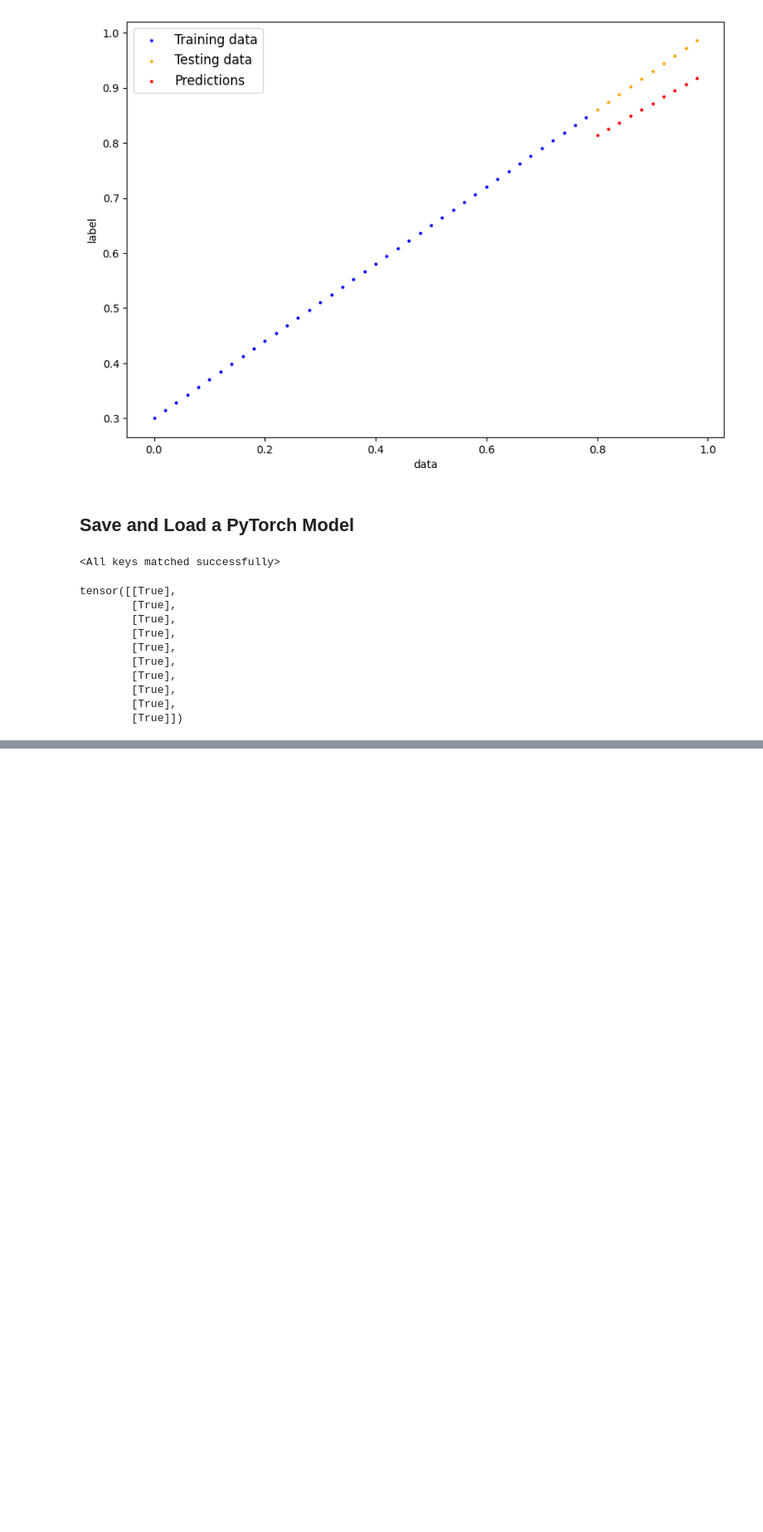
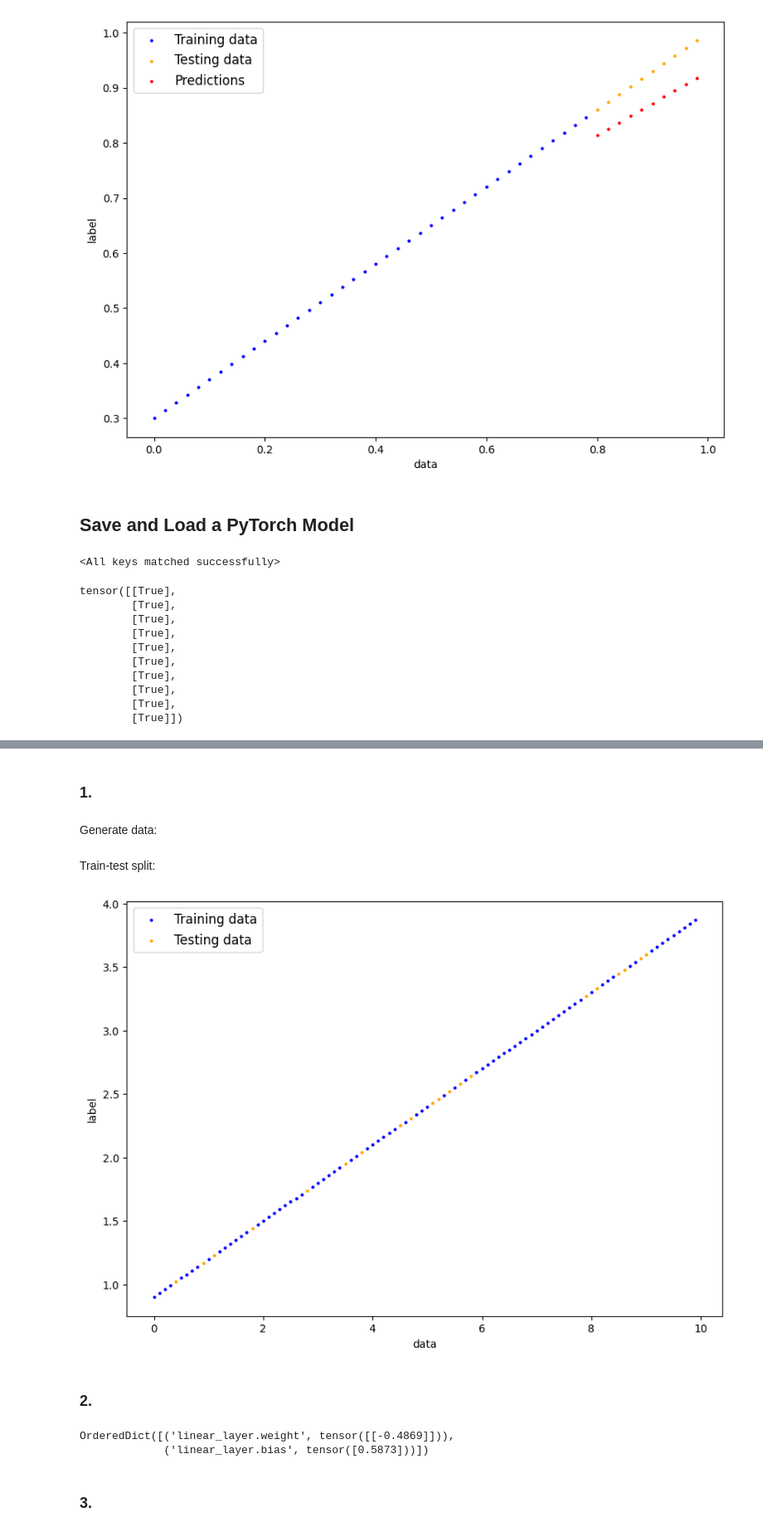
Before and after one commit to harnettd/learn-PyTorch, a Jupyter notebook: 01-PyTorch-Workflow-Fundamentals.ipynb, the cells around one changed output, grey strips where cells are left out. Shown at 83% size. Saved outputs shown, nothing was run; the diff lists cells and outputs as text; code cells hidden in the pictures; blank space fills up the shorter version.

```diff
--- a/01-PyTorch-Workflow-Fundamentals.ipynb
+++ b/01-PyTorch-Workflow-Fundamentals.ipynb
@@ -237,0 +246,30 @@ tensor([[True],
+# %% [markdown]
+### 1.
+# %% [markdown]
+Generate data:
+# %%
+weight, bias = 0.3, 0.9
+
+start, stop = 0, 10
+step = (stop - start) / 100
+X = torch.arange(start, stop, step).unsqueeze(dim=1)
+y = weight * X + bias
+# %% [markdown]
+Train-test split:
+# %%
+rng = np.random.default_rng()
+
+len_X = len(X)
+len_train = int(0.8 * len_X)
+shuffled_indices = rng.permutation(len_X)
+train_indices, test_indices =\
+    shuffled_indices[:len_train], shuffled_indices[len_train:]
+
+X_train, y_train = X[train_indices], y[train_indices]
+X_test, y_test = X[test_indices], y[test_indices]
+# %%
+plot_predictions(X_train, y_train, X_test, y_test)
+# %% [output]
+[figure, added]
+# %% [markdown]
+### 2.
@@ -237,0 +284,8 @@ tensor([[True],
+# %%
+lrm = LinearRegressionModelV2()
+lrm.state_dict()
+# %% [output]
+OrderedDict([('linear_layer.weight', tensor([[-0.4869]])),
+             ('linear_layer.bias', tensor([0.5873]))])
+# %% [markdown]
+### 3.
```
Also changed, not shown: parts of 12 cells of this notebook.
